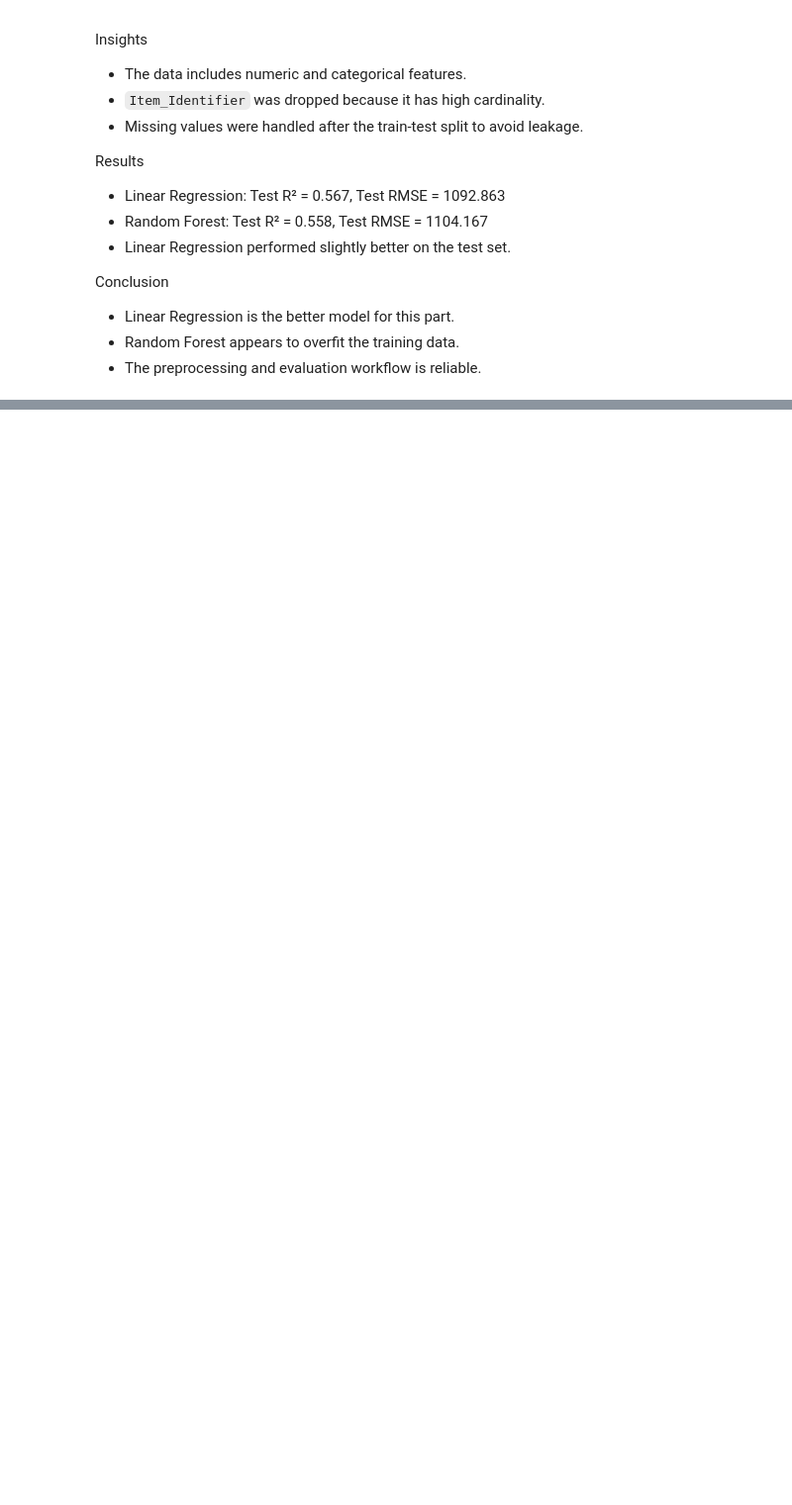
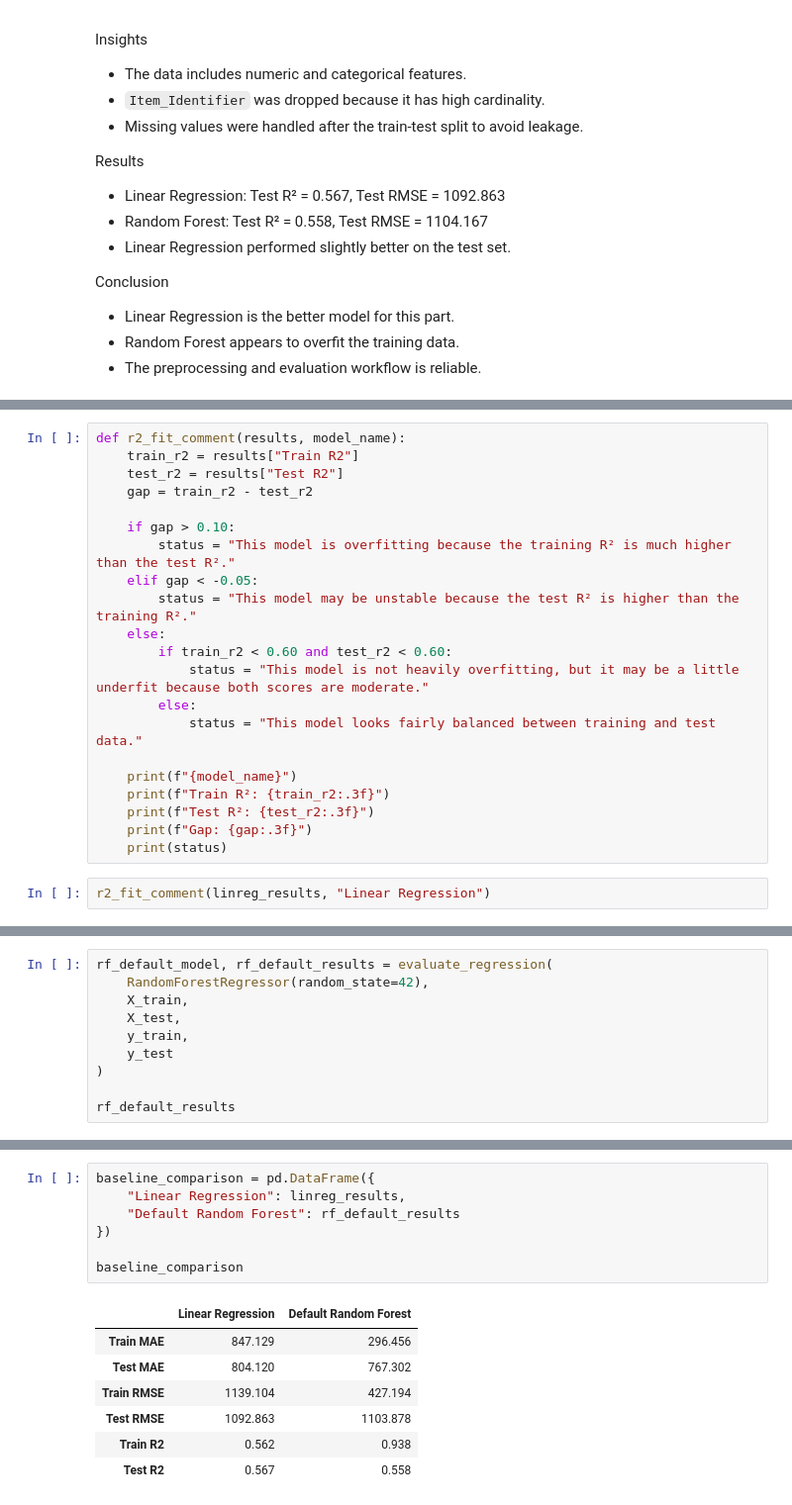
Before and after one commit to WalidAlsafadi/Prediction-of-Product-Sales, a Jupyter notebook: notebook.ipynb, the cells around one changed output, grey strips where cells are left out. Shown at 99% size. Saved outputs shown, nothing was run; the diff lists cells and outputs as text; blank space fills up the shorter version.

```diff
--- a/notebook.ipynb
+++ b/notebook.ipynb
@@ -975,0 +991,23 @@ Conclusion
+# %%
+def r2_fit_comment(results, model_name):
+    train_r2 = results["Train R2"]
+    test_r2 = results["Test R2"]
+    gap = train_r2 - test_r2
+
+    if gap > 0.10:
+        status = "This model is overfitting because the training R² is much higher than the test R²."
+    elif gap < -0.05:
+        status = "This model may be unstable because the test R² is higher than the training R²."
+    else:
+        if train_r2 < 0.60 and test_r2 < 0.60:
+            status = "This model is not heavily overfitting, but it may be a little underfit because both scores are moderate."
+        else:
+            status = "This model looks fairly balanced between training and test data."
+
+    print(f"{model_name}")
+    print(f"Train R²: {train_r2:.3f}")
+    print(f"Test R²: {test_r2:.3f}")
+    print(f"Gap: {gap:.3f}")
+    print(status)
+# %%
+r2_fit_comment(linreg_results, "Linear Regression")
@@ -975,0 +1023,10 @@ Conclusion
+# %%
+rf_default_model, rf_default_results = evaluate_regression(
+    RandomForestRegressor(random_state=42),
+    X_train,
+    X_test,
+    y_train,
+    y_test
+)
+
+rf_default_results
@@ -975,0 +1049,15 @@ Conclusion
+# %%
+baseline_comparison = pd.DataFrame({
+    "Linear Regression": linreg_results,
+    "Default Random Forest": rf_default_results
+})
+
+baseline_comparison
+# %% [output]
+|  | Linear Regression | Default Random Forest |
+| Train MAE | 847.129 | 296.456 |
+| Test MAE | 804.120 | 767.302 |
+| Train RMSE | 1139.104 | 427.194 |
+| Test RMSE | 1092.863 | 1103.878 |
+| Train R2 | 0.562 | 0.938 |
+| Test R2 | 0.567 | 0.558 |
```
Also changed, not shown: parts of 15 cells of this notebook.
